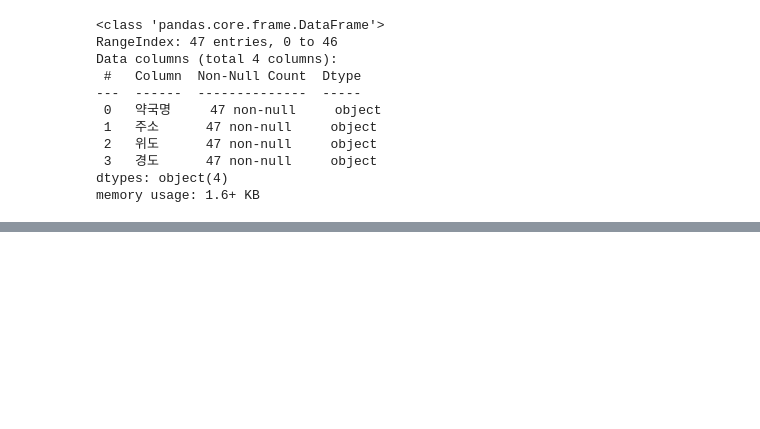
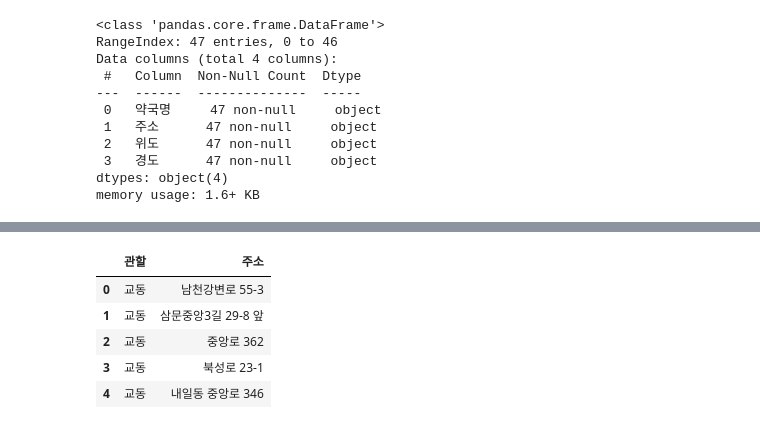
Before and after one commit to Jwainlee/Dwita, a Jupyter notebook: project3_1.ipynb, the cells around one changed output, grey strips where cells are left out. Saved outputs shown, nothing was run; the diff lists cells and outputs as text; code cells hidden in the pictures; blank space fills up the shorter version.

```diff
--- a/project3_1.ipynb
+++ b/project3_1.ipynb
@@ -635,0 +687,12 @@ memory usage: 1.6+ KB
+# %%
+fire_ex['주소'] = fire_ex['위 치']
+fire_ex = fire_ex.drop(columns = ['위 치'])
+# %%
+fire_ex.head()
+# %% [output]
+|  | 관할 | 주소 |
+| 0 | 교동 | 남천강변로 55-3 |
+| 1 | 교동 | 삼문중앙3길 29-8 앞 |
+| 2 | 교동 | 중앙로 362 |
+| 3 | 교동 | 북성로 23-1 |
+| 4 | 교동 | 내일동 중앙로 346 |
```
Also changed, not shown: parts of 32 cells of this notebook.
